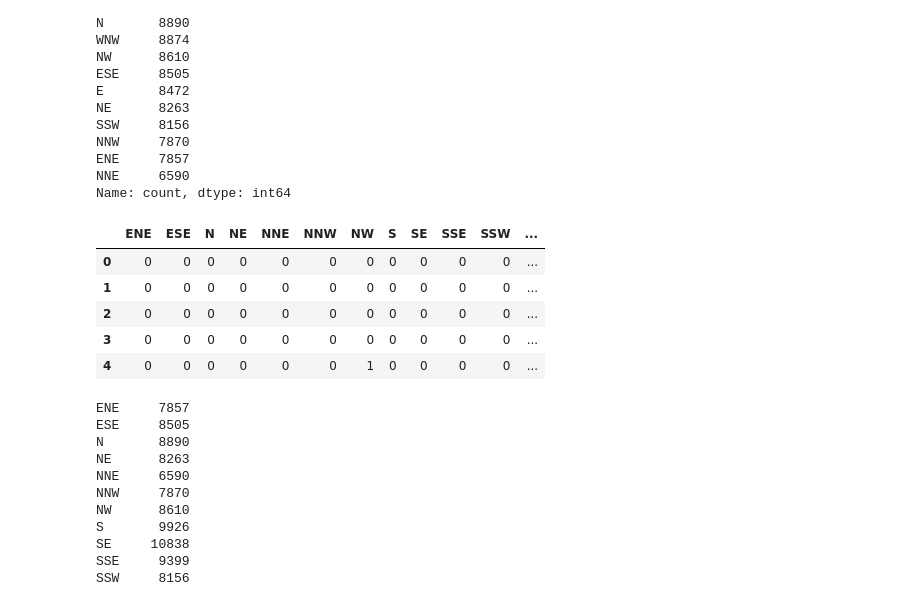
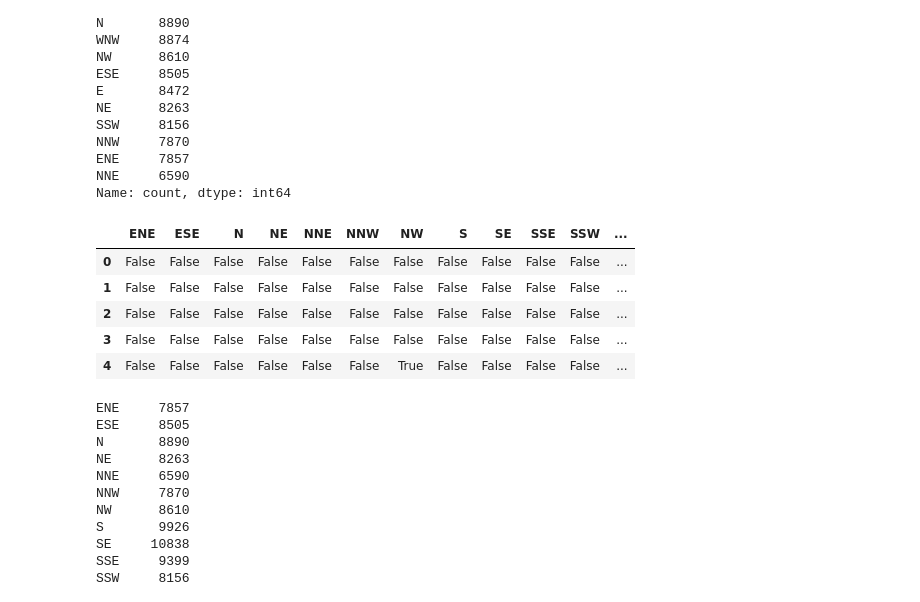
Before and after one commit to MUHAMMEDQINAN/Complete_Machine_Learning, a Jupyter notebook: Logistic_Regression/Australia_Rainfall_prediction.ipynb, the cells around one changed output. Cells and saved outputs as stored; diff of their text form; code cells hidden in the pictures.

```diff
--- a/Logistic_Regression/Logistic Regression with Python and Scikit-Learn.ipynb
+++ b/Logistic_Regression/Australia_Rainfall_prediction.ipynb
@@ -12,5 +27,6 @@ import warnings
 
 warnings.filterwarnings('ignore')
 # %%
+data = 'weatherAUS.csv'
 
-df = pd.read_csv('weatherAUS.csv')
+df = pd.read_csv(data)
@@ -55,5 +64,3 @@ should drop it as follows-
-# %%
-df.drop(['RISK_MM'], axis=1, inplace=True)
 # %%
 # view summary of dataset
 
@@ -610,17 +646,17 @@ Name: count, dtype: int64
 # %%
 # let's do One Hot Encoding of WindDir3pm variable
 # get k-1 dummy variables after One Hot Encoding
 # also add an additional dummy variable to indicate there was missing data
 # preview the dataset with head() method
 
-pd.get_dummies(df.WindDir3pm, drop_first=True, dummy_na=True).head().astype(int)
+pd.get_dummies(df.WindDir3pm, drop_first=True, dummy_na=True).head()
 # %% [output]
 |  | ENE | ESE | N | NE | NNE | NNW | NW | S | SE | SSE | SSW | ... |
-| 0 | 0 | 0 | 0 | 0 | 0 | 0 | 0 | 0 | 0 | 0 | 0 | ... |
-| 1 | 0 | 0 | 0 | 0 | 0 | 0 | 0 | 0 | 0 | 0 | 0 | ... |
-| 2 | 0 | 0 | 0 | 0 | 0 | 0 | 0 | 0 | 0 | 0 | 0 | ... |
-| 3 | 0 | 0 | 0 | 0 | 0 | 0 | 0 | 0 | 0 | 0 | 0 | ... |
-| 4 | 0 | 0 | 0 | 0 | 0 | 0 | 1 | 0 | 0 | 0 | 0 | ... |
+| 0 | False | False | False | False | False | False | False | False | False | False | False | ... |
+| 1 | False | False | False | False | False | False | False | False | False | False | False | ... |
+| 2 | False | False | False | False | False | False | False | False | False | False | False | ... |
+| 3 | False | False | False | False | False | False | False | False | False | False | False | ... |
+| 4 | False | False | False | False | False | False | True | False | False | False | False | ... |
 # %%
 # sum the number of 1s per boolean variable over the rows of the dataset
 # it will tell us how many observations we have for each category
```
Also changed, not shown: parts of 31 cells of this notebook, 1 other file.
